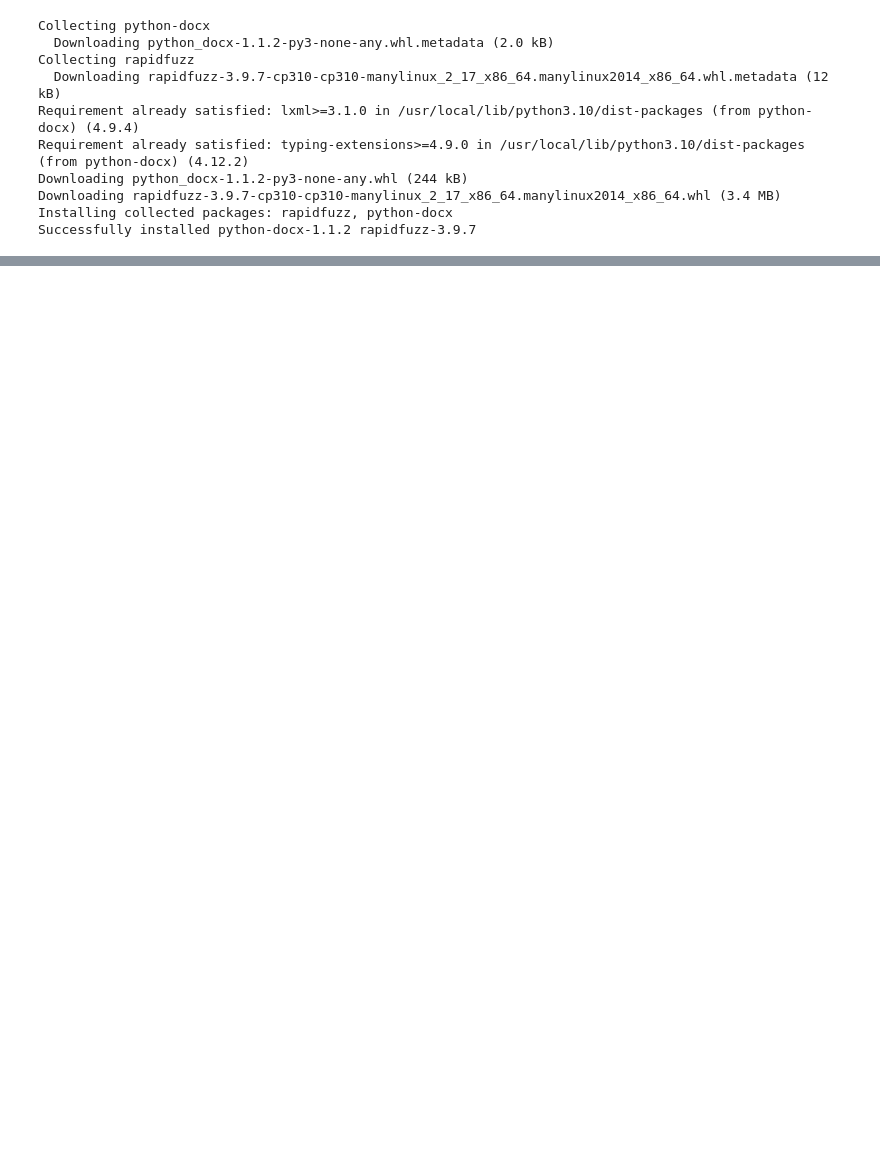
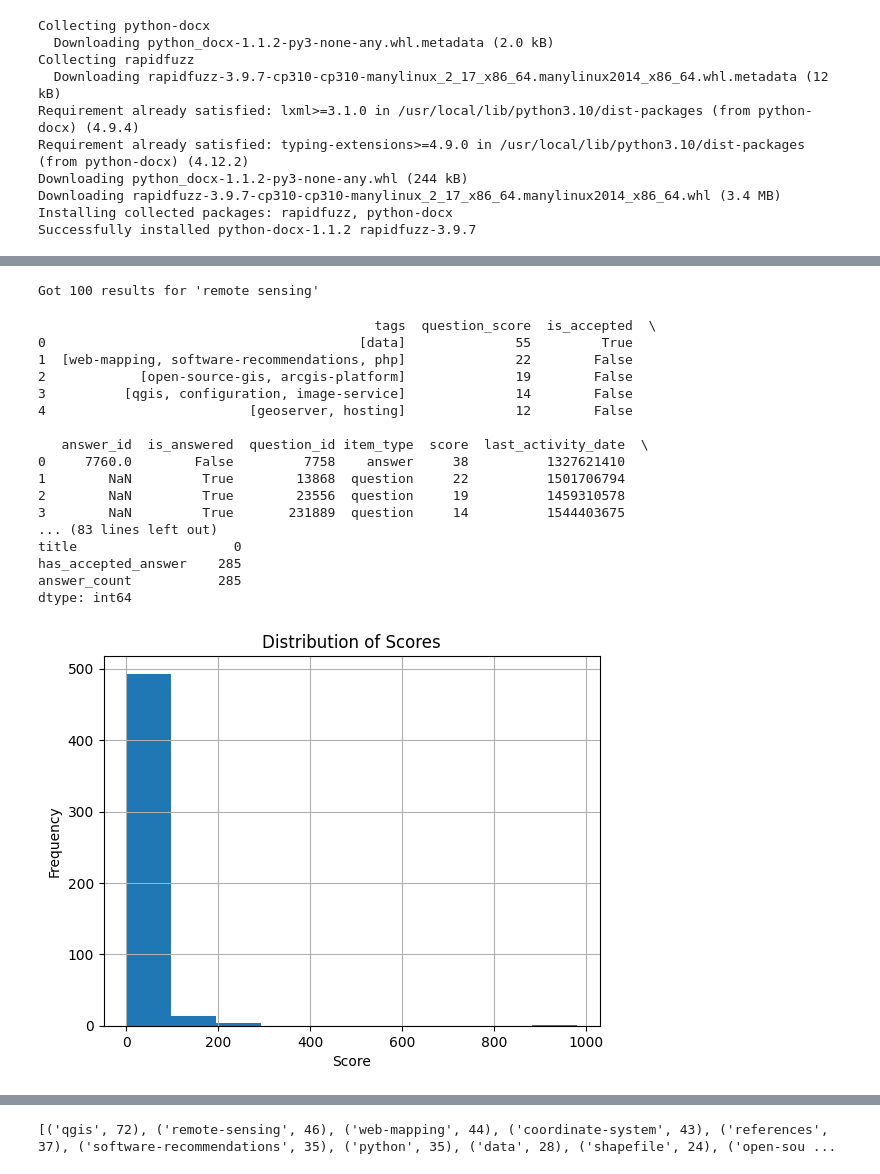
Before and after one commit to beotavalo/geospatial-chat, a Jupyter notebook: EDA.ipynb, the cells around one changed output, grey strips where cells are left out. Cells and saved outputs as stored; diff of their text form; code cells hidden in the pictures; blank space fills up the shorter version.

```diff
--- a/EDA.ipynb
+++ b/EDA.ipynb
@@ -238,0 +153,35 @@ export_to_csv(cleaned_paragraphs)
+# %%
+#!/usr/bin/env python3
+
+# file: test_so_search.py
+
+import requests
+
+if __name__ == "__main__":
+    api_url = "https://api.stackexchange.com/2.3/search/excerpts"
+
+    search_term = "remote sensing"
+    qs = {
+        "page": 1,
+        "pagesize": 100,
+        "order": "desc",
+        "sort": "votes",
+        "site": "gis",
+        "q": search_term
+    }
+
+    rsp = requests.get(api_url, qs)
+
+    data = rsp.json()
+
+    print(f"Got {len(data['items'])} results for '{search_term}'")
+# %% [output]
+Got 100 results for 'remote sensing'
+# %%
+# prompt: save data json on the name file must be the search_term
+
+import json
+
+# Save the data to a file named after the search term
+with open(f'{search_term}.json', 'w') as f:
+  json.dump(data, f, indent=4)
@@ -238,0 +213,34 @@ export_to_csv(cleaned_paragraphs)
+# %%
+# prompt: perform EDA for concatenated.json
+
+import pandas as pd
+import json
+
+# Load the concatenated JSON data
+with open('concatenated.json', 'r') as f:
+  data = json.load(f)
+
+# Extract the items from the JSON data
+items = data['items']
+
+# Create a Pandas DataFrame from the items
+df = pd.DataFrame(items)
+# %% [output]
+                                           tags  question_score  is_accepted  \
+0                                        [data]              55         True
+1  [web-mapping, software-recommendations, php]              22        False
+2            [open-source-gis, arcgis-platform]              19        False
+3          [qgis, configuration, image-service]              14        False
+4                          [geoserver, hosting]              12        False
+
+   answer_id  is_answered  question_id item_type  score  last_activity_date  \
+0     7760.0        False         7758    answer     38          1327621410
+1        NaN         True        13868  question     22          1501706794
+2        NaN         True        23556  question     19          1459310578
+3        NaN         True       231889  question     14          1544403675
+... (83 lines left out)
+title                    0
+has_accepted_answer    285
+answer_count           285
+dtype: int64
+[figure, added]
@@ -238,0 +248 @@ export_to_csv(cleaned_paragraphs)
+[('qgis', 72), ('remote-sensing', 46), ('web-mapping', 44), ('coordinate-system', 43), ('references', 37), ('software-recommendations', 35), ('python', 35), ('data', 28), ('shapefile', 24), ('open-sou ...
```
Also changed, not shown: parts of 19 cells of this notebook.
